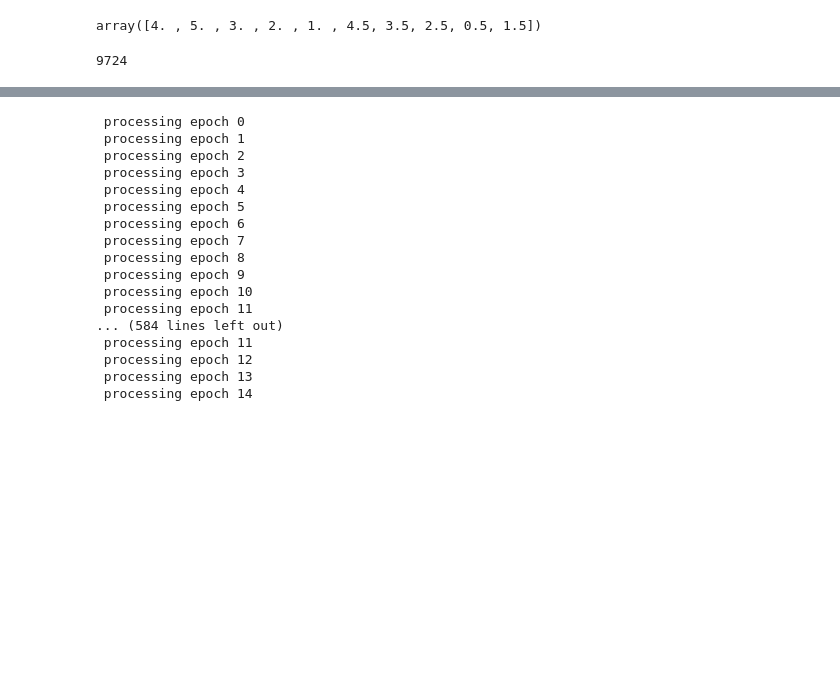
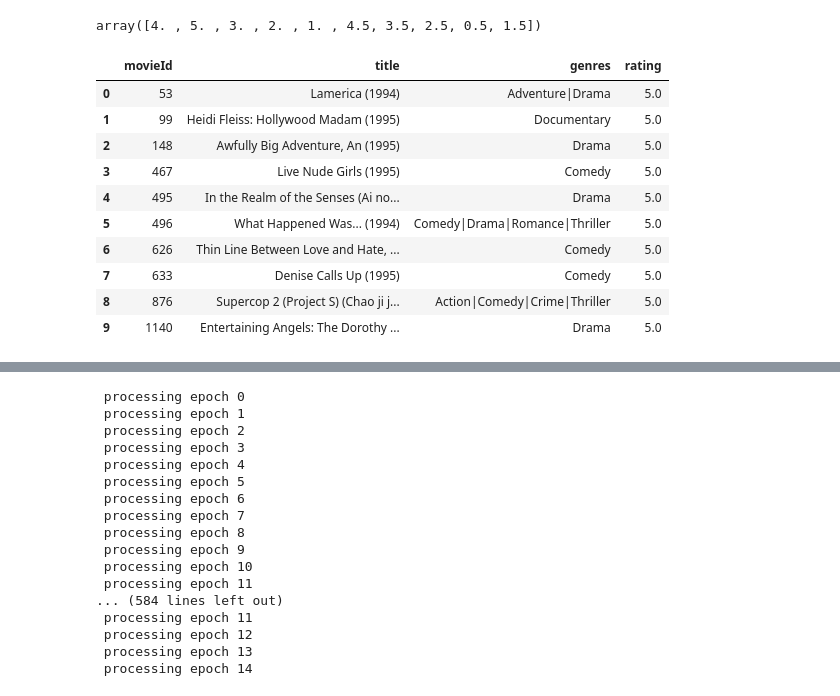
Before and after one commit to Tatjana95/NI-Projekat, a Jupyter notebook: svdpp.ipynb, the cells around one changed output, grey strips where cells are left out. Cells and saved outputs as stored; diff of their text form; code cells hidden in the pictures; blank space fills up the shorter version.

```diff
--- a/svdpp.ipynb
+++ b/svdpp.ipynb
@@ -49,7 +80,3 @@ print(min_r, ' - ', max_r)
 ratings_pd.rating.unique()
 # %% [output]
 array([4. , 5. , 3. , 2. , 1. , 4.5, 3.5, 2.5, 0.5, 1.5])
-# %%
-ratings_pd.movieId.unique().shape[0]
-# %% [output]
-9724
@@ -58,0 +104,16 @@ ratings = Dataset.load_from_df(ratings_pd[['userId', 'movieId', 'rating']], read
+# %%
+#Deset najbolje rangiranih filmova
+best = best_movies(10)
+best
+# %% [output]
+|  | movieId | title | genres | rating |
+| 0 | 53 | Lamerica (1994) | Adventure|Drama | 5.0 |
+| 1 | 99 | Heidi Fleiss: Hollywood Madam (1995) | Documentary | 5.0 |
+| 2 | 148 | Awfully Big Adventure, An (1995) | Drama | 5.0 |
+| 3 | 467 | Live Nude Girls (1995) | Comedy | 5.0 |
+| 4 | 495 | In the Realm of the Senses (Ai no... | Drama | 5.0 |
+| 5 | 496 | What Happened Was... (1994) | Comedy|Drama|Romance|Thriller | 5.0 |
+| 6 | 626 | Thin Line Between Love and Hate, ... | Comedy | 5.0 |
+| 7 | 633 | Denise Calls Up (1995) | Comedy | 5.0 |
+| 8 | 876 | Supercop 2 (Project S) (Chao ji j... | Action|Comedy|Crime|Thriller | 5.0 |
+| 9 | 1140 | Entertaining Angels: The Dorothy ... | Drama | 5.0 |
```
Also changed, not shown: parts of 33 cells of this notebook.
